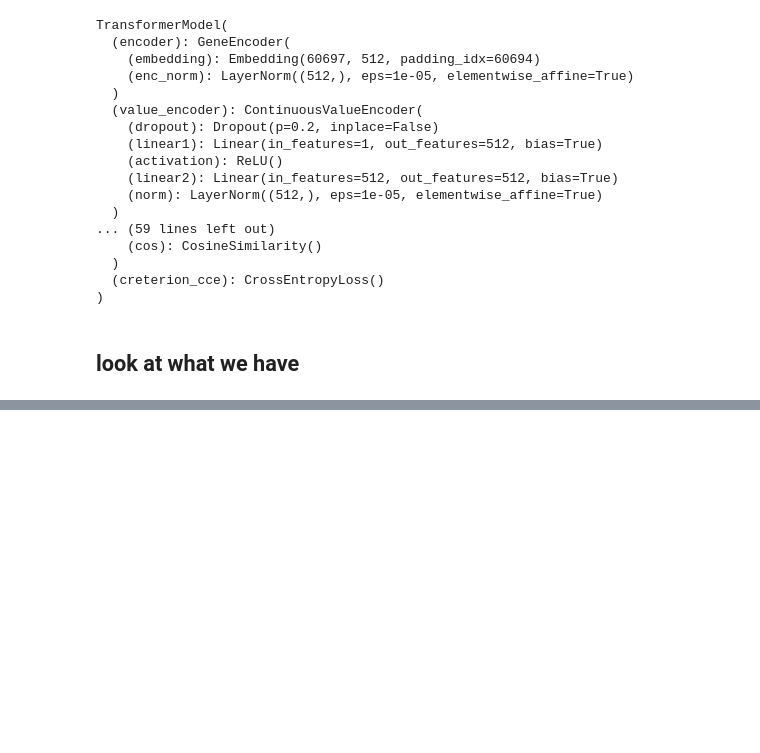
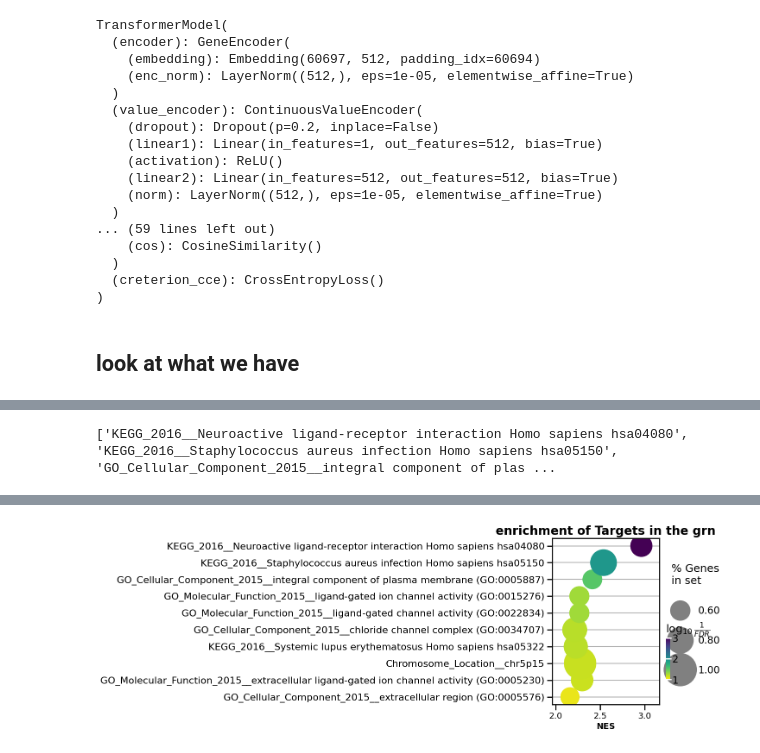
Before and after one commit to jkobject/scGPT, a Jupyter notebook: mytests/cleanup_run.ipynb, the cells around one changed output, grey strips where cells are left out. Drawn from its saved outputs; the diff is of its cells as text; code cells hidden in the pictures; blank space fills up the shorter version.

```diff
--- a/mytests/cleanup_run.ipynb
+++ b/mytests/cleanup_run.ipynb
@@ -216,0 +509,4 @@ scgpt_test(
+# %%
+#cones
+utils.enrichment(grn, of='Targets')
+# %% [output]
@@ -216,0 +528 @@ scgpt_test(
+['KEGG_2016__Neuroactive ligand-receptor interaction Homo sapiens hsa04080', 'KEGG_2016__Staphylococcus aureus infection Homo sapiens hsa05150', 'GO_Cellular_Component_2015__integral component of plas ...
@@ -216,0 +540 @@ scgpt_test(
+[figure, added]
```
Also changed, not shown: parts of 54 cells of this notebook, 2 other files.
